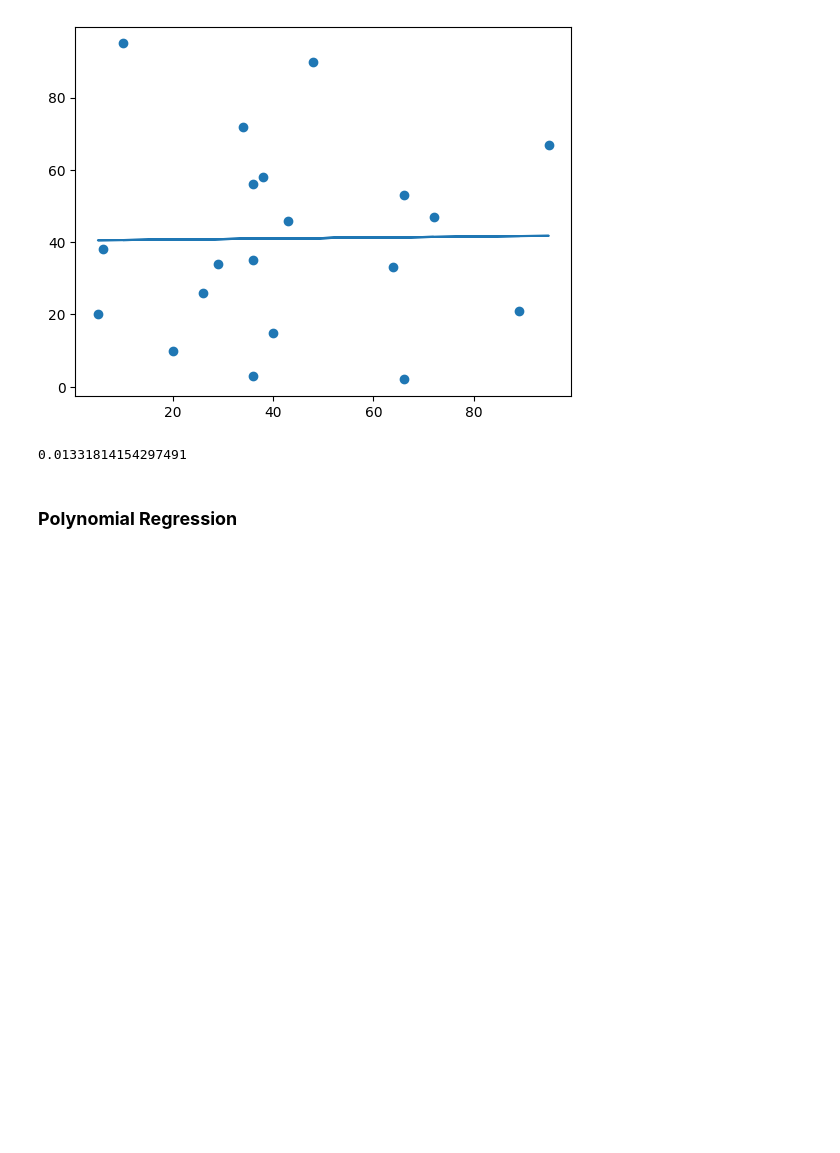
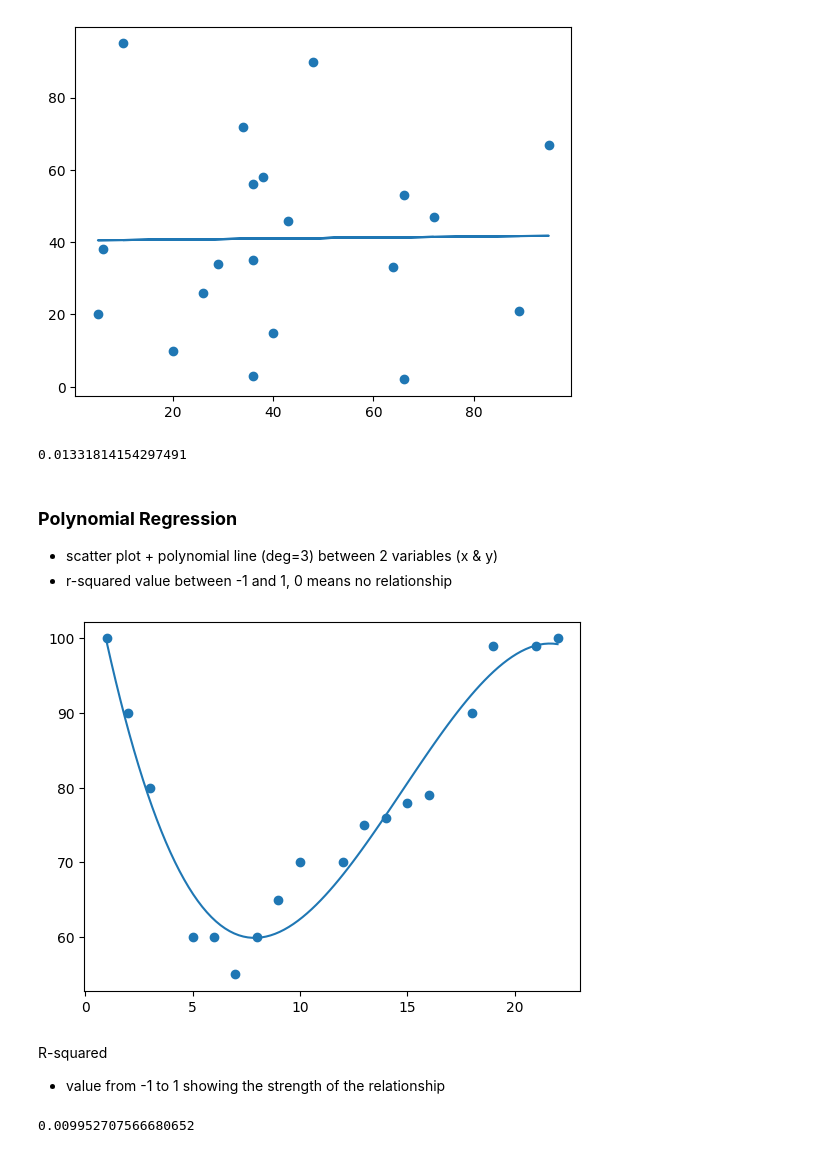
Before and after one commit to nguyuling/W3S, a Jupyter notebook: python/machine_learning.ipynb, the cells around one changed output. Saved outputs shown, nothing was run; the diff lists cells and outputs as text; code cells hidden in the pictures; blank space fills up the shorter version.

```diff
--- a/python/machine_learning.ipynb
+++ b/python/machine_learning.ipynb
@@ -196,3 +197,32 @@ print(r)
 0.01331814154297491
 # %% [markdown]
 ### **Polynomial Regression**
+- scatter plot + polynomial line (deg=3) between 2 variables (x & y)
+- r-squared value between -1 and 1, 0 means no relationship
+# %%
+import numpy as np
+import matplotlib.pyplot as plt
+
+x = [1,2,3,5,6,7,8,9,10,12,13,14,15,16,18,19,21,22]
+y = [100,90,80,60,60,55,60,65,70,70,75,76,78,79,90,99,99,100]
+
+mymodel = np.poly1d(np.polyfit(x, y, 3))
+# polynomial model, 3 is the degree of polynormial, the higher the more curvy
+
+myline = np.linspace(1, 22, 100)
+# the line will be display from 1 to 22
+
+plt.scatter(x, y)
+plt.plot(myline, mymodel(myline))
+plt.show()
+# %% [output]
+[figure, added]
+# %% [markdown]
+R-squared
+- value from -1 to 1 showing the strength of the relationship
+# %%
+from sklearn.metrics import r2_score
+
+print(r2_score(y, mymodel(x)))
+# %% [output]
+0.009952707566680652
```
Also changed, not shown: parts of 27 cells of this notebook.
